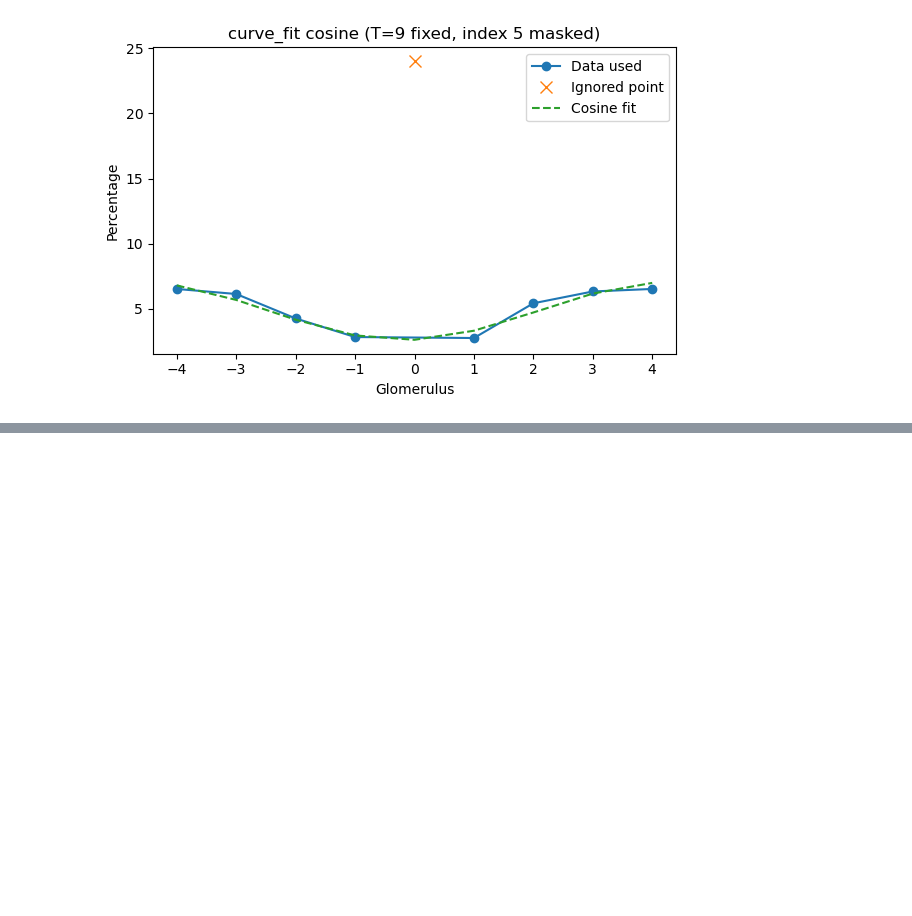
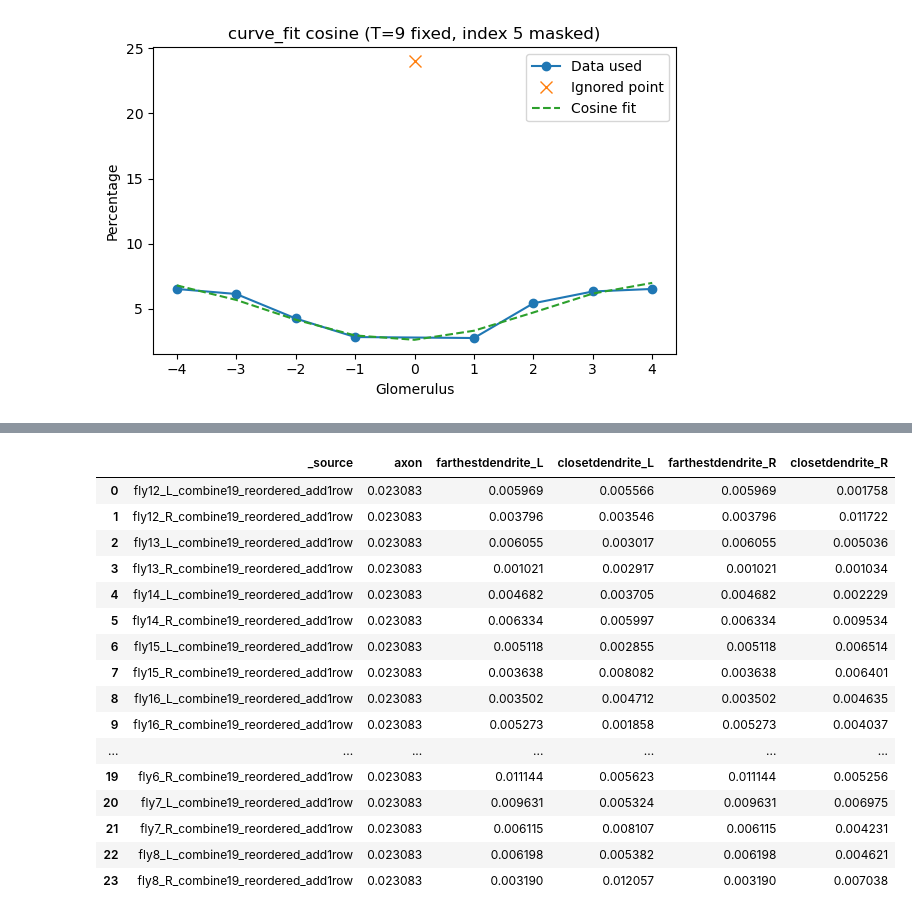
Before and after one commit to sansachenlelele/connectome_analysis_fisherlab, a Jupyter notebook: analysis_glucl-to-connectome-25summer.ipynb, the cells around one changed output, grey strips where cells are left out. Cells and saved outputs as stored; diff of their text form; code cells hidden in the pictures; blank space fills up the shorter version.

```diff
--- a/analysis_glucl-to-connectome-25summer.ipynb
+++ b/analysis_glucl-to-connectome-25summer.ipynb
@@ -772,12 +776,12 @@ data_dir = Path('reordered_2glo_some3glo_halves(diffred_samegreen)')
 
 csv_files = sorted(data_dir.glob('*.csv'))
 
-reordered_all_halves_ihc = {
+dict_all_halves_ihc = {
     f.stem: pd.read_csv(f)
     for f in csv_files
 }
 
-for name, df in reordered_all_halves_ihc.items():
+for name, df in dict_all_halves_ihc.items():
     print(name, df.shape)
 # %% [output]
 fly12_L_combine19_reordered_add1row (9, 5)
@@ -828,5 +832,5 @@ def add_pct_of_max_total_green(
 
     return out
 # %%
-reordered_all_halves_ihc = add_pct_of_max_total_green(reordered_all_halves_ihc)
+dict_all_halves_ihc = add_pct_of_max_total_green(dict_all_halves_ihc)
 # %%
@@ -1882,0 +2013,26 @@ curve_fit (T=9): A=-2.219518, phi=-0.182105, B=4.825762 | R^2=0.924768, RMSE=0.4
+# %%
+# Build axon_vs_farthestdendrite from each DF in the dict
+rows = []
+for name, df in dict_all_halves_ihc.items():
+    # pick the column name you actually have
+    col = ('percentage_total_green_divided_by_d7countall' if 'percentage_total_green_divided_by_d7countall' in df.columns
+           else ('divided_by_d7all' if 'divided_by_d7all' in df.columns else None))
+    if col is None:
+        # skip if neither column exists
+        continue
+
+    s = pd.to_numeric(df[col], errors='coerce')
+    if len(s) < 9:
+        # need at least 9 rows to read indices 0,4,8
+        continue
+
+    rows.append({
+        #'axon':                float(s.iloc[4]),  # center row
+        'farthestdendrite_L': float(s.iloc[0]),  # leftmost
+        'closetdendrite_L': float(s.iloc[3]),
+        'farthestdendrite_R': float(s.iloc[8]),  # rightmost
+        'closetdendrite_R': float(s.iloc[5]),
+    })
+
+axon_vs_farthestdendrite = pd.DataFrame(rows, columns=['farthestdendrite_L','closetdendrite_L', 'farthestdendrite_R','closetdendrite_R'])
+axon_vs_farthestdendrite
@@ -1882,0 +2151,24 @@ curve_fit (T=9): A=-2.219518, phi=-0.182105, B=4.825762 | R^2=0.924768, RMSE=0.4
+# %%
+axon_vs_farthestdendrite_1 = build_axon_vs_dendrite_table(
+    dfs=dict_all_halves_ihc,
+    y_col="percentage_total_green_divided_by_d7countall"
+)
+axon_vs_farthestdendrite_1
+# %% [output]
+|  | _source | axon | farthestdendrite_L | closetdendrite_L | farthestdendrite_R | closetdendrite_R |
+| 0 | fly12_L_combine19_reordered_add1row | 0.023083 | 0.005969 | 0.005566 | 0.005969 | 0.001758 |
+| 1 | fly12_R_combine19_reordered_add1row | 0.023083 | 0.003796 | 0.003546 | 0.003796 | 0.011722 |
+| 2 | fly13_L_combine19_reordered_add1row | 0.023083 | 0.006055 | 0.003017 | 0.006055 | 0.005036 |
+| 3 | fly13_R_combine19_reordered_add1row | 0.023083 | 0.001021 | 0.002917 | 0.001021 | 0.001034 |
+| 4 | fly14_L_combine19_reordered_add1row | 0.023083 | 0.004682 | 0.003705 | 0.004682 | 0.002229 |
+| 5 | fly14_R_combine19_reordered_add1row | 0.023083 | 0.006334 | 0.005997 | 0.006334 | 0.009534 |
+| 6 | fly15_L_combine19_reordered_add1row | 0.023083 | 0.005118 | 0.002855 | 0.005118 | 0.006514 |
+| 7 | fly15_R_combine19_reordered_add1row | 0.023083 | 0.003638 | 0.008082 | 0.003638 | 0.006401 |
+| 8 | fly16_L_combine19_reordered_add1row | 0.023083 | 0.003502 | 0.004712 | 0.003502 | 0.004635 |
+| 9 | fly16_R_combine19_reordered_add1row | 0.023083 | 0.005273 | 0.001858 | 0.005273 | 0.004037 |
+| ... | ... | ... | ... | ... | ... | ... |
+| 19 | fly6_R_combine19_reordered_add1row | 0.023083 | 0.011144 | 0.005623 | 0.011144 | 0.005256 |
+| 20 | fly7_L_combine19_reordered_add1row | 0.023083 | 0.009631 | 0.005324 | 0.009631 | 0.006975 |
+| 21 | fly7_R_combine19_reordered_add1row | 0.023083 | 0.006115 | 0.008107 | 0.006115 | 0.004231 |
+| 22 | fly8_L_combine19_reordered_add1row | 0.023083 | 0.006198 | 0.005382 | 0.006198 | 0.004621 |
+| 23 | fly8_R_combine19_reordered_add1row | 0.023083 | 0.003190 | 0.012057 | 0.003190 | 0.007038 |
```
Also changed, not shown: parts of 41 cells of this notebook.
